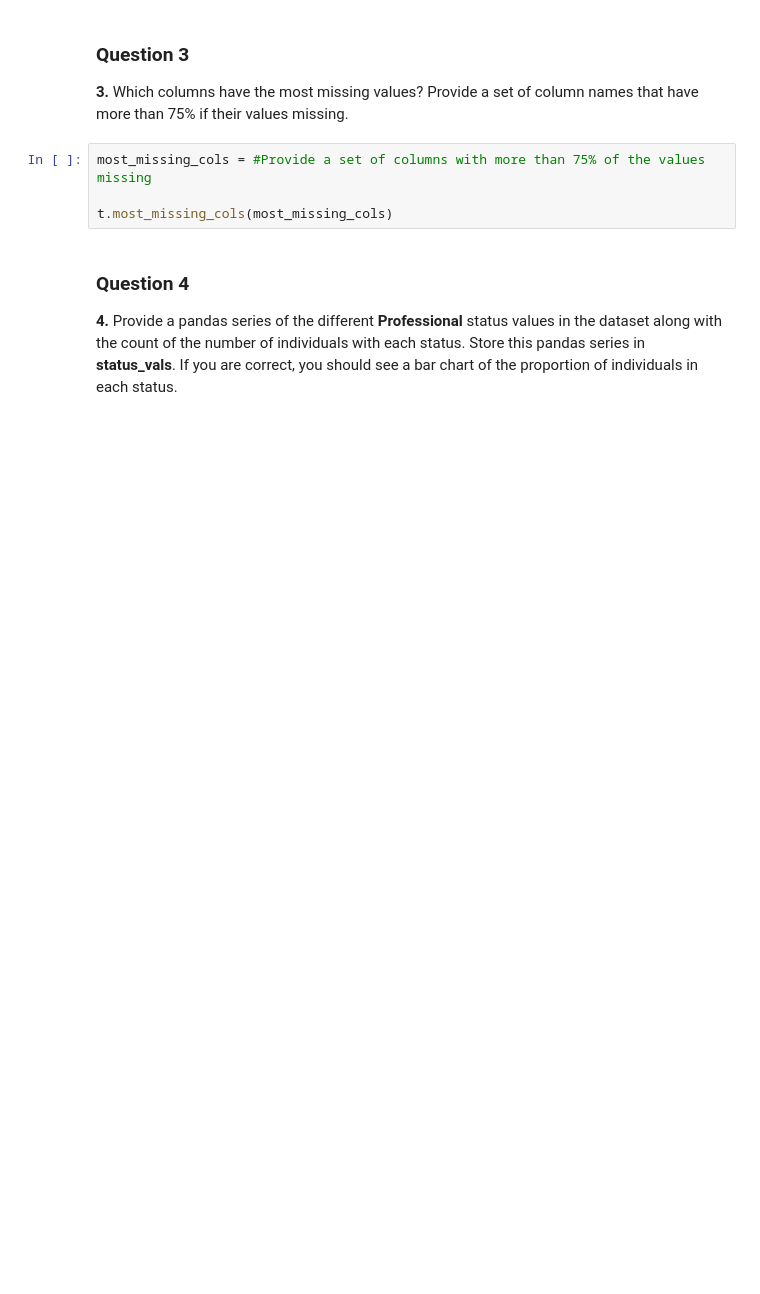
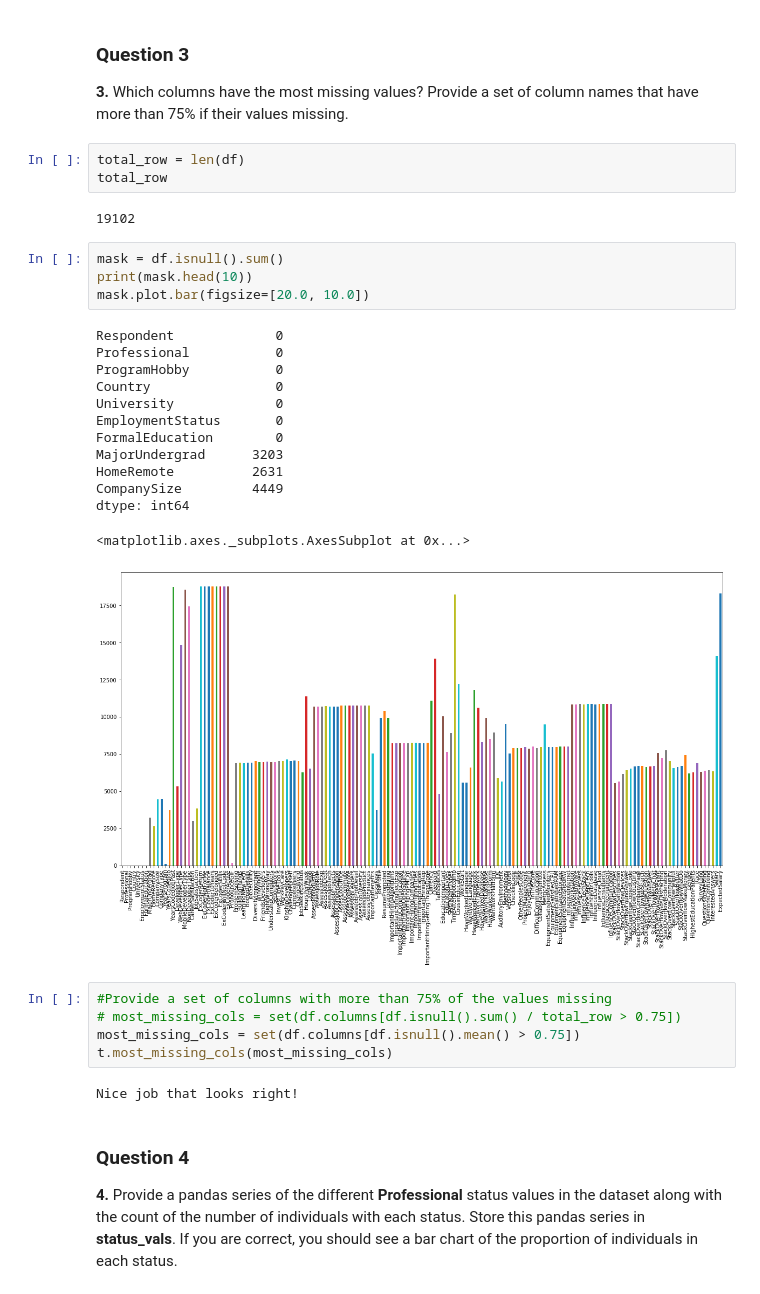
Before and after one commit to kissingurami/my_notebooks, a Jupyter notebook: 4.0-Udacity-Data-Science/1.0_The_Data_Science_Process/A Look at the Data.ipynb, the cells around one changed output. Drawn from its saved outputs; the diff is of its cells as text; blank space fills up the shorter version.

```diff
--- a/4.0-Udacity-Data-Science/1.0_The_Data_Science_Process/A Look at the Data.ipynb
+++ b/4.0-Udacity-Data-Science/1.0_The_Data_Science_Process/A Look at the Data.ipynb
@@ -75,10 +85,36 @@ ValueError: The truth value of an array with more than one element is ambiguous.
 ### Question 3
 
 **3.** Which columns have the most missing values?  Provide a set of column names that have more than 75% if their values missing.
+# %%
+total_row = len(df)
+total_row
+# %% [output]
+19102
+# %%
+mask = df.isnull().sum()
+print(mask.head(10))
+mask.plot.bar(figsize=[20.0, 10.0])
+# %% [output]
+Respondent             0
+Professional           0
+ProgramHobby           0
+Country                0
+University             0
+EmploymentStatus       0
+FormalEducation        0
+MajorUndergrad      3203
+HomeRemote          2631
+CompanySize         4449
+dtype: int64
+<matplotlib.axes._subplots.AxesSubplot at 0x...>
+[figure, added]
 # %%
-most_missing_cols = #Provide a set of columns with more than 75% of the values missing
-
+#Provide a set of columns with more than 75% of the values missing
+# most_missing_cols = set(df.columns[df.isnull().sum() / total_row > 0.75])
+most_missing_cols = set(df.columns[df.isnull().mean() > 0.75])
 t.most_missing_cols(most_missing_cols)
+# %% [output]
+Nice job that looks right!
 # %% [markdown]
 ### Question 4
 
```
Also changed, not shown: parts of 9 cells of this notebook.
